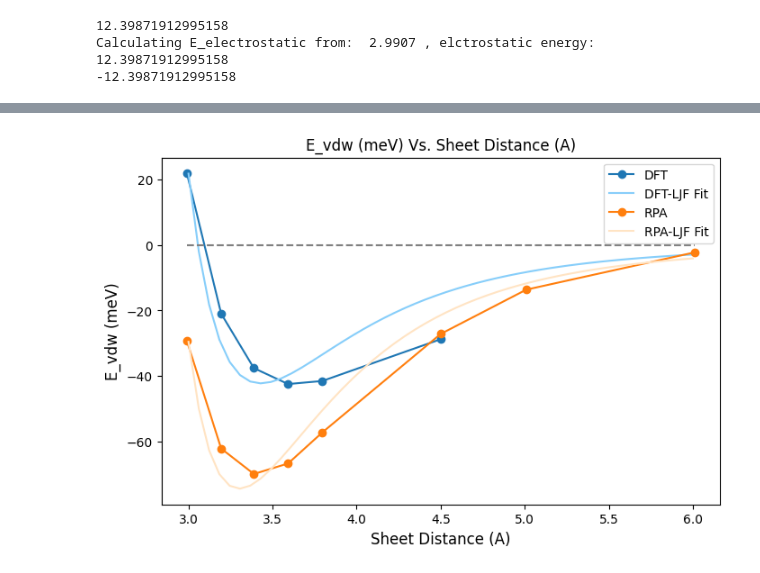
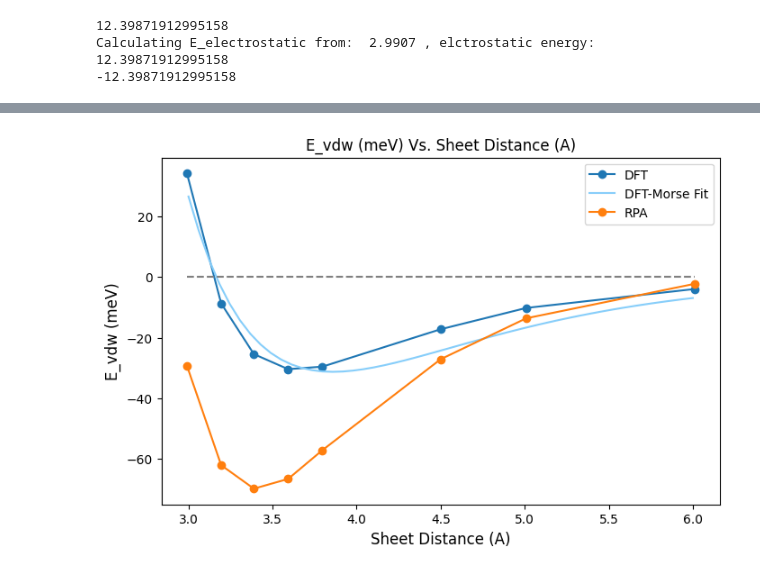
Before and after one commit to kkleiner1/hBN_water_interaction_from_dft, a Jupyter notebook: code/data_analysis.ipynb, the cells around one changed output, grey strips where cells are left out. Drawn from its saved outputs; the diff is of its cells as text; code cells hidden in the pictures.

```diff
--- a/code/data_analysis.ipynb
+++ b/code/data_analysis.ipynb
@@ -7,7 +7,7 @@ import matplotlib.pyplot as plt
 '''
 Read Data from File
 '''
-testURL = '../geometries/hBN_water_geometries/supercells_one_water/diff_h/hBN_water_Odown_Hup_8x8x1_supercell_h_2.9907.xyz'
+testURL = '../geometries/hBN_water_geometries/supercells_one_water/diff_h/hBN_water_Oup_Hdown_8x8x1_supercell_h_2.9907.xyz'
 def read_File(URL):
   dataFile = open\
     (URL,'r')
@@ -57,7 +57,7 @@ def delta_e_electrostatic(url):
   q_O = 0
   q_H = 0.52
   q_B = 0.3
-  q_N = 0.3
+  q_N = -0.3
 
   result = 0
   for r in rij:
@@ -79,13 +79,19 @@ def delta_e_electrostatic(url):
 def delta_e_vdw(energy, distanceNum):
   distanceNum = str(format(distanceNum, '.4f'))
   fileURL = \
-    "../geometries/hBN_water_geometries/supercells_one_water/diff_h/hBN_water_Odown_Hup_8x8x1_supercell_h_" \
+    "../geometries/hBN_water_geometries/supercells_one_water/diff_h/hBN_water_Oup_Hdown_8x8x1_supercell_h_" \
       + distanceNum + ".xyz"
   #if distanceNum == 4.5:
   #    fileURL = "../geometries/hBN_water_geometries/supercells_one_water/diff_h/hBN_water_Odown_Hup_8x8x1_supercell_h_4.5000.xyz"
   e_electrostatic = delta_e_electrostatic(fileURL)
   print("Calculating E_electrostatic from: ", distanceNum, ", elctrostatic energy: ", e_electrostatic)
   return energy - e_electrostatic
+
+def RMS(ary1, ary2):
+  if (len(ary1) != len(ary2)):
+    print("RMS Error: ary1 and ary2 have different dimensions!")
+    return -1
+  return np.sum(((np.array(ary1) - np.array(ary2)) ** 2 / len(ary1)) ** 0.5)
 # %% [markdown]
 # Code Testing, Ignore
 # %%
@@ -99,0 +110,8 @@ Calculating E_electrostatic from:  2.9907 , elctrostatic energy:  12.39871912995
+# %%
+listOfRPAData = [-29.313725490196063, -62.175018155410314, -69.94190268700073, -66.72476397966595, -57.23311546840961, -27.153231663035584, -13.620189, -2.247640]
+listOfDFTData = [34.31125758623239, -8.692408367642201, -25.43081842327956, -30.40859912300948, -29.5832775082672, -17.21556188131217, -10.173932835110463, -3.9245636012637988]
+listOfSheetDistance = [2.9907, 3.1944, 3.3889, 3.5926, 3.7963, 4.5000, 5.0093, 6.0093]
+
+listOfE_vdw = []
+for i in range(len(listOfDFTData)):
+  listOfE_vdw.append(delta_e_vdw(listOfDFTData[i], listOfSheetDistance[i]))
@@ -131,11 +146,17 @@ Calculating E_electrostatic from:  4.5000 , elctrostatic energy:  11.54813703662
 def LJF(r, eps, sig):
   return 4 * eps * (sig / r) ** 6 * ((sig / r) ** 6 - 1)
 
-xData = np.array(listOfSheetDistance[0:6])
+def Morse(x, lamb, xE):
+  return lamb * (np.exp(-2 * (x - xE)) - 2 * np.exp(-x + xE))
+
+def polynomial(x, a, b, c, d, e, f, g, h):
+  return a * x**7 + b * x**6 + c * x**5 + d * x**4 + e * x**3 + f * x**2 + g * x**1 + h
+
+xData = np.array(listOfSheetDistance)
 yData = np.array(listOfE_vdw)
-DFTpopt, DFTpcov = curve_fit(LJF, xData, yData)
+DFTpopt, DFTpcov = curve_fit(Morse, xData, yData)
 
-RPApopt, RPApcov = curve_fit(LJF, listOfSheetDistance, listOfRPAData)
+RPApopt, RPApcov = curve_fit(LJF, listOfSheetDistance, listOfRPAData, p0=[74.43205261044945, 2.941344962509232])
 
 print("DFT: Epsilon = ", DFTpopt[0], ", Sigma = ", DFTpopt[1])
 
@@ -146,10 +167,10 @@ fig, ax = plt.subplots()
 plt.title("E_vdw (meV) Vs. Sheet Distance (A)")
 ax.set_xlabel('Sheet Distance (A)',fontsize=12)
 ax.set_ylabel('E_vdw (meV)',fontsize=12)
-ax.plot(listOfSheetDistance[0:6], listOfE_vdw, "o-",label="DFT")
-ax.plot(fitX, LJF(fitX, *DFTpopt), color="lightskyblue", label="DFT-LJF Fit")
+ax.plot(listOfSheetDistance, listOfE_vdw, "o-",label="DFT")
+ax.plot(fitX, Morse(fitX, *DFTpopt), color="lightskyblue", label="DFT-Morse Fit")
 ax.plot(listOfSheetDistance, listOfRPAData, "o-",label="RPA")
-ax.plot(fitX, LJF(fitX, *RPApopt), color="bisque", label="RPA-LJF Fit")
+# ax.plot(fitX, LJF(fitX, *RPApopt), color="bisque", label="RPA-LJF Fit")
 # ax.plot(listOfSheetDistance[0:6], listOfDFTData, "o--",label="DFT with Electrostatic")
 fig.set_size_inches(8, 5)
 fig.set_dpi(100)
@@ -162 +183 @@ RPA: Epsilon =  74.43205261044945 , Sigma =  2.9413449662509232
-[figure, old version]
+[figure, new version]
```
Also changed, not shown: parts of 6 cells of this notebook.
